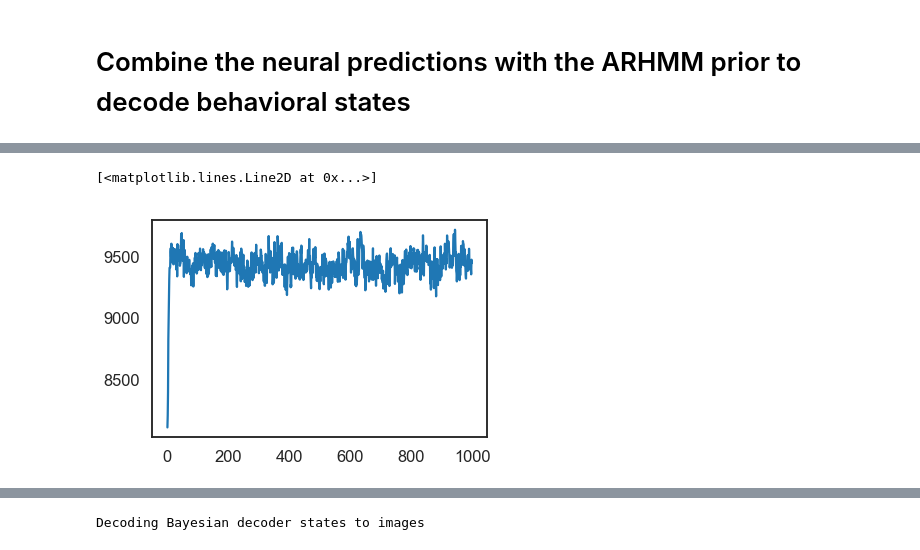
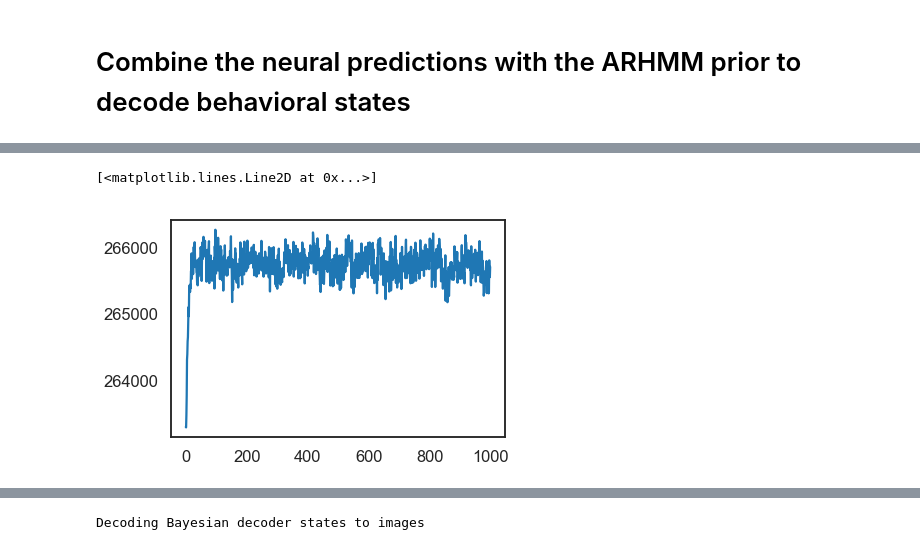
Before and after one commit to themattinthehatt/behavenet, a Jupyter notebook: analyses/2019_05_01_Steinmetz_Cropped/2019_05_14 Neural Net Decoder.ipynb, the cells around one changed output, grey strips where cells are left out. Cells and saved outputs as stored; diff of their text form; code cells hidden in the pictures.

Commit message:
adding lagged arhmm decoder

```diff
--- a/analyses/2019_05_01_Steinmetz_Cropped/2019_05_14 Neural Net Decoder.ipynb
+++ b/analyses/2019_05_01_Steinmetz_Cropped/2019_05_14 Neural Net Decoder.ipynb
@@ -161,7 +161,7 @@ all_utrain = np.concatenate(training_inputs, axis=0)
 lr.fit(np.concatenate(training_inputs, axis=0), np.concatenate(training_data, axis=0))
 
 x_preds_train = lr.predict(all_utrain)
-x_covs = np.cov((lr_xtrain - all_xtrain).T)
+x_covs = np.cov((x_preds_train - all_xtrain).T)
 x_preds_test = [lr.predict(test_input) for test_input in test_inputs]
 # %%
 test_idx = 2
@@ -180,7 +180,8 @@ num_discrete_states = np.arange(8, 9)
 std_models = dict(
 
     arhmm=dict(transitions="standard",
-               observations="ar"),
+               observations="ar",
+               observation_kwargs=dict(lags=3)),
 
 )
 
@@ -417,4 +609,4 @@ class NeuralNetDecoderSLDS(HMMSLDS):
 # %%
 # Fit with another LDS.  Give it twice as many states in
 # order to have some flexibility during inference.
-slds = NeuralNetDecoderSLDS(arhmm)
+slds = NeuralNetDecoderLaggedSLDS(arhmm)
@@ -420,0 +617,5 @@ slds = NeuralNetDecoderSLDS(arhmm)
+# %%
+test_idx = 4
+T_smpl = test_inputs[test_idx].shape[0]
+slds.add_data(x_preds_test[test_idx], x_covs, z_logprobs_test[test_idx])
+states = slds.states_list.pop()
@@ -421,20 +640,15 @@ slds = NeuralNetDecoderSLDS(arhmm)
 # %%
-test_idx = 2
-T_smpl = test_inputs[test_idx].shape[0]
-slds.add_data(x_preds_test[test_idx], x_covs, z_logprobs_test[test_idx])
-states = slds.states_list.pop()
-
 z_smpls = []
 x_smpls = []
 ll_smpls = []
 for itr in trange(1000):
     states.resample()
     z_smpls.append(states.stateseq.copy())
     x_smpls.append(states.gaussian_states.copy())
     ll_smpls.append(states.log_likelihood())
 
 plt.plot(ll_smpls[1:])
 # %% [output]
 [interactive output not drawn]
 [<matplotlib.lines.Line2D at 0x...>]
-[figure, old version]
+[figure, new version]
```
Also changed, not shown: parts of 14 cells of this notebook, 1 other file.
